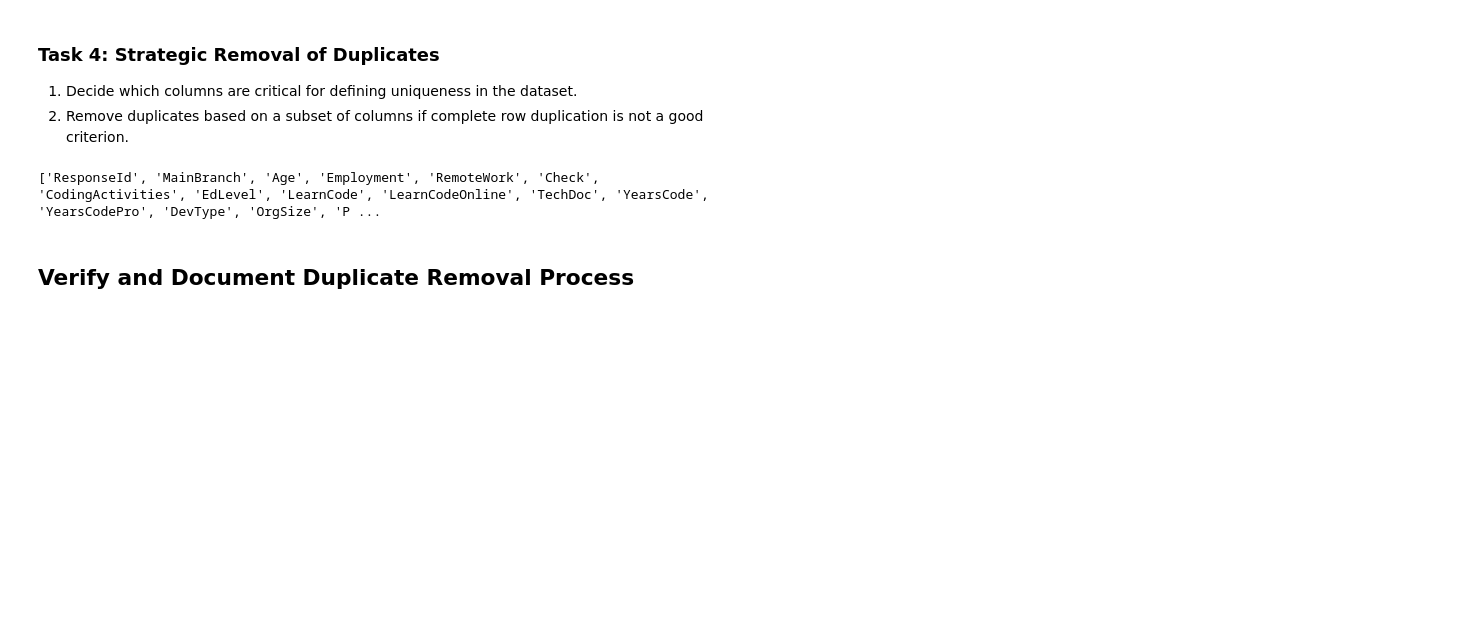
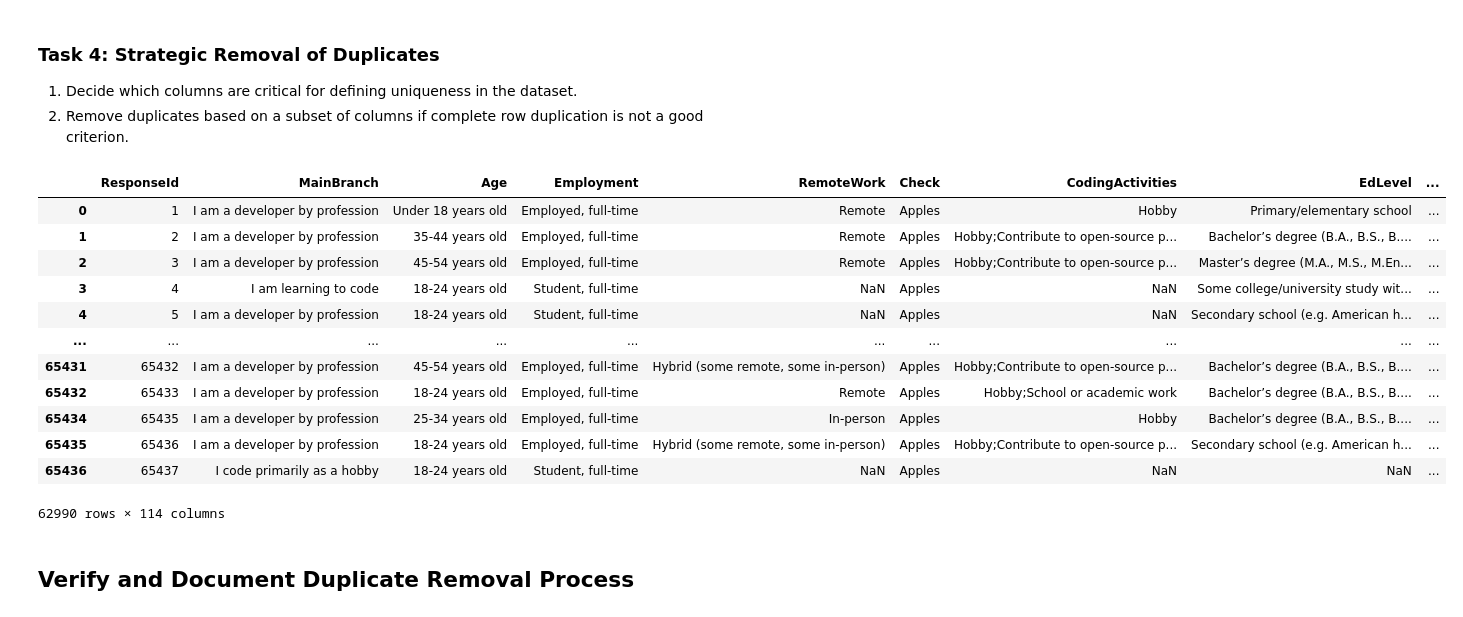
Before and after one commit to Kirisannn/IBM-Data-Analyst-Capstone-Project, a Jupyter notebook: (Lab 6) Finding Duplicates.ipynb, the cells around one changed output. Cells and saved outputs as stored; diff of their text form; code cells hidden in the pictures; blank space fills up the shorter version.

```diff
--- a/(Lab 6) Finding Duplicates.ipynb
+++ b/(Lab 6) Finding Duplicates.ipynb
@@ -216,12 +229,29 @@ plt.show()
 ### Task 4: Strategic Removal of Duplicates
 1. Decide which columns are critical for defining uniqueness in the dataset.
 2. Remove duplicates based on a subset of columns if complete row duplication is not a good criterion.
-# %%
-# Write your code here
-cols = list(df.columns)
-print(cols)
-# %% [output]
-['ResponseId', 'MainBranch', 'Age', 'Employment', 'RemoteWork', 'Check', 'CodingActivities', 'EdLevel', 'LearnCode', 'LearnCodeOnline', 'TechDoc', 'YearsCode', 'YearsCodePro', 'DevType', 'OrgSize', 'P ...
+# %%
+# Write your code here
+# Deciding critical columns for defining uniqueness
+critical_columns=identical_summary[(identical_summary < 0.05) & (identical_summary > 0)].sort_values(ascending=True).head(10)
+critical_cols=critical_columns.index.tolist()
+
+# Remove duplicates based on MainBranch, Employment, RemoteWork + critical columns
+deduped_df = df.drop_duplicates(subset=['MainBranch', 'Employment', 'RemoteWork'] + critical_cols)
+deduped_df
+# %% [output]
+|  | ResponseId | MainBranch | Age | Employment | RemoteWork | Check | CodingActivities | EdLevel | ... |
+| 0 | 1 | I am a developer by profession | Under 18 years old | Employed, full-time | Remote | Apples | Hobby | Primary/elementary school | ... |
+| 1 | 2 | I am a developer by profession | 35-44 years old | Employed, full-time | Remote | Apples | Hobby;Contribute to open-source p... | Bachelor’s degree (B.A., B.S., B.... | ... |
+| 2 | 3 | I am a developer by profession | 45-54 years old | Employed, full-time | Remote | Apples | Hobby;Contribute to open-source p... | Master’s degree (M.A., M.S., M.En... | ... |
+| 3 | 4 | I am learning to code | 18-24 years old | Student, full-time | NaN | Apples | NaN | Some college/university study wit... | ... |
+| 4 | 5 | I am a developer by profession | 18-24 years old | Student, full-time | NaN | Apples | NaN | Secondary school (e.g. American h... | ... |
+| ... | ... | ... | ... | ... | ... | ... | ... | ... | ... |
+| 65431 | 65432 | I am a developer by profession | 45-54 years old | Employed, full-time | Hybrid (some remote, some in-person) | Apples | Hobby;Contribute to open-source p... | Bachelor’s degree (B.A., B.S., B.... | ... |
+| 65432 | 65433 | I am a developer by profession | 18-24 years old | Employed, full-time | Remote | Apples | Hobby;School or academic work | Bachelor’s degree (B.A., B.S., B.... | ... |
+| 65434 | 65435 | I am a developer by profession | 25-34 years old | Employed, full-time | In-person | Apples | Hobby | Bachelor’s degree (B.A., B.S., B.... | ... |
+| 65435 | 65436 | I am a developer by profession | 18-24 years old | Employed, full-time | Hybrid (some remote, some in-person) | Apples | Hobby;Contribute to open-source p... | Secondary school (e.g. American h... | ... |
+| 65436 | 65437 | I code primarily as a hobby | 18-24 years old | Student, full-time | NaN | Apples | NaN | NaN | ... |
+62990 rows × 114 columns
 # %% [markdown]
 ## Verify and Document Duplicate Removal Process
 # %% [markdown]
```
Also changed, not shown: parts of 3 cells of this notebook.
